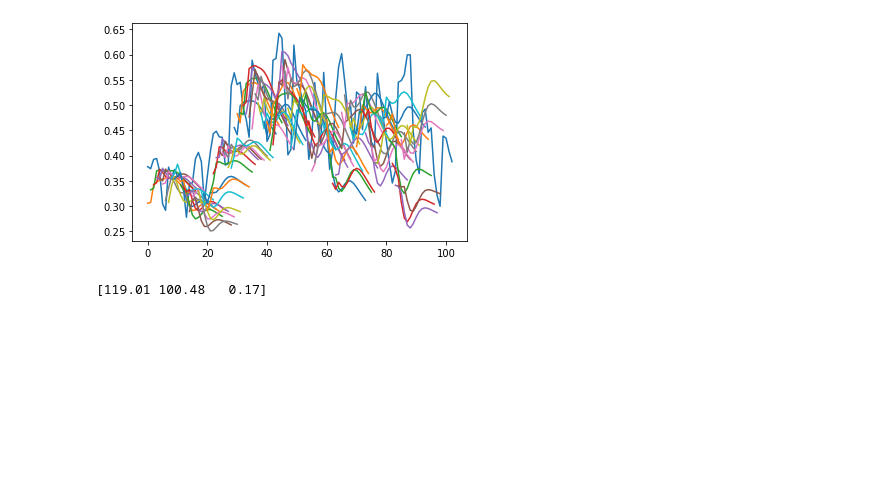
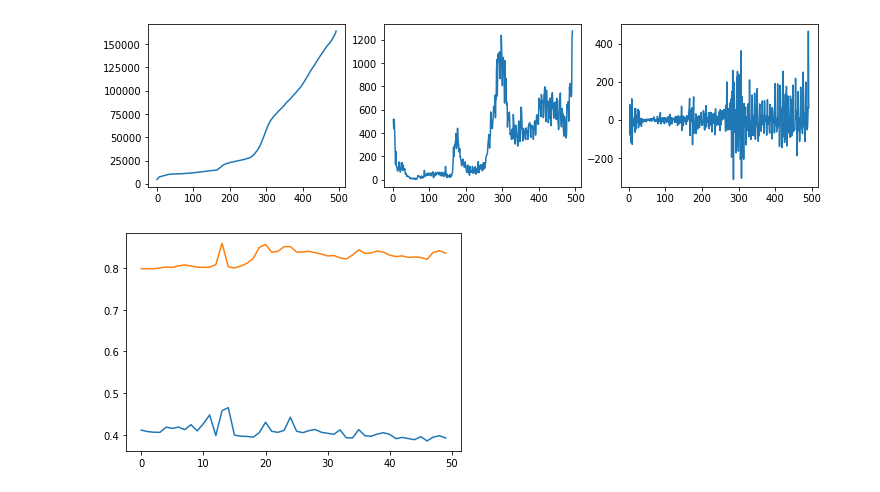
Before and after one commit to Kim-inhwan/forecast-covid, a Jupyter notebook: analysis.ipynb, the cells around one changed output. Drawn from its saved outputs; the diff is of its cells as text; code cells hidden in the pictures; blank space fills up the shorter version.

Commit message:
lstm 추가 및 데이터 슬라이서 변경

```diff
--- a/analysis.ipynb
+++ b/analysis.ipynb
@@ -478,31 +74,26 @@ print(evaluation(inverse_targ, inverse_preds))
-# %%
-target_feature_cols = feature_cols+['examCnt']
-
-data_gen = DataGenerator(raw_data=covid_data,
-                        input_width=INPUT_WIDTH, label_width=LABEL_WIDTH,
-                        feature_cols=target_feature_cols,
-                        label_cols=label_cols,
-                        norm=True,
-                        train_split=0.6, val_split=0.2, test_split=0.2)
-
-model_fname = f'seq2seq_attn_daily+examCnt_iw{INPUT_WIDTH}_lw{LABEL_WIDTH}_ls{LAYER_SIZE}.h5'
-
-test_seq2seq = Seq2Seq(units=LAYER_SIZE,
-                        input_width=INPUT_WIDTH, feature_num=len(target_feature_cols),
-                        label_width=LABEL_WIDTH, attention=ATTENTION)
-test_seq2seq.model.load_weights(f'./models/{model_fname}')
-
-for inp, targ in data_gen.test.batch(512).take(1):
-    preds = test_seq2seq.predict(inp)
-
-plt.plot(tf.concat([targ[:, 0], targ[-1, :]], axis=0))
-for i, pred in enumerate(preds):
-    plt.plot(range(i, i+LABEL_WIDTH), pred)
-plt.show()
-
-inverse_targ = scaler.inverse_transform(targ)
-inverse_preds = scaler.inverse_transform(preds)
-print(evaluation(inverse_targ, inverse_preds))
-# %% [output]
-[figure, removed]
-[119.01 100.48   0.17]
+# %%
+fig, axes = plt.subplots(1, 3, figsize=(12, 3))
+
+axes[0].plot(covid_data["decideCnt"])
+axes[1].plot(covid_data["decideCnt"].diff().dropna())
+axes[2].plot(covid_data["decideCnt"].diff().diff().dropna())
+plt.show()
+plt.close()
+# %% [output]
+[figure, added]
+# %%
+target_data = covid_data[["decideCnt"]].values
+target_data = np.diff(target_data, n=2, axis=0)
+scaler = StandardScaler()
+scaler.fit(target_data)
+scaled_data = scaler.transform(target_data)
+ds = dataset.DataSlicer(scaled_data, scaled_data, INPUT_WIDTH, LABEL_WIDTH)
+lstm_model = lstm.get_model(LAYER_SIZE, LABEL_WIDTH, DROPOUT)
+history = lstm_model.fit(ds.train.batch(BATCH_SIZE), validation_data=ds.val.batch(BATCH_SIZE),
+                         epochs=50, verbose=0)
+plt.plot(history.history['loss'])
+plt.plot(history.history['val_loss'])
+plt.show()
+plt.close()
+# %% [output]
+[figure, added]
```
Also changed, not shown: parts of 27 cells of this notebook, 2 other files.
